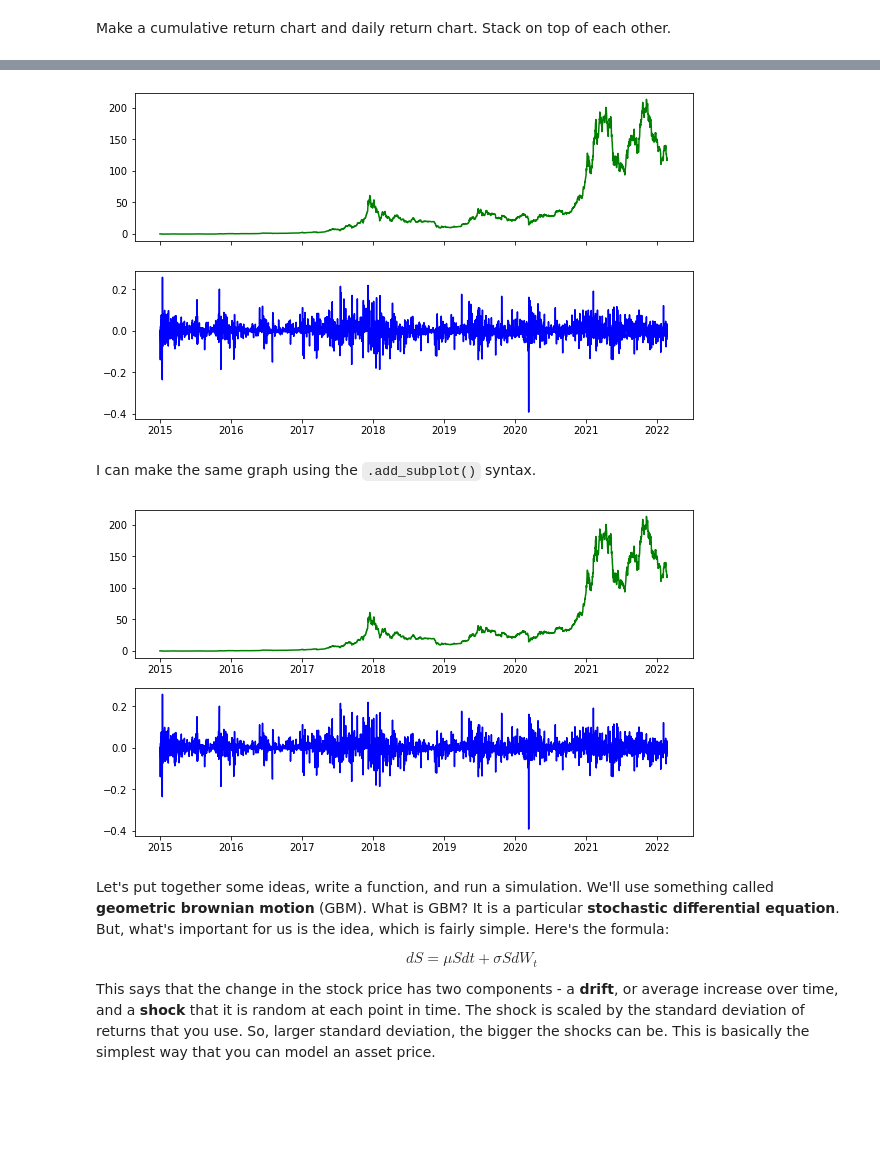
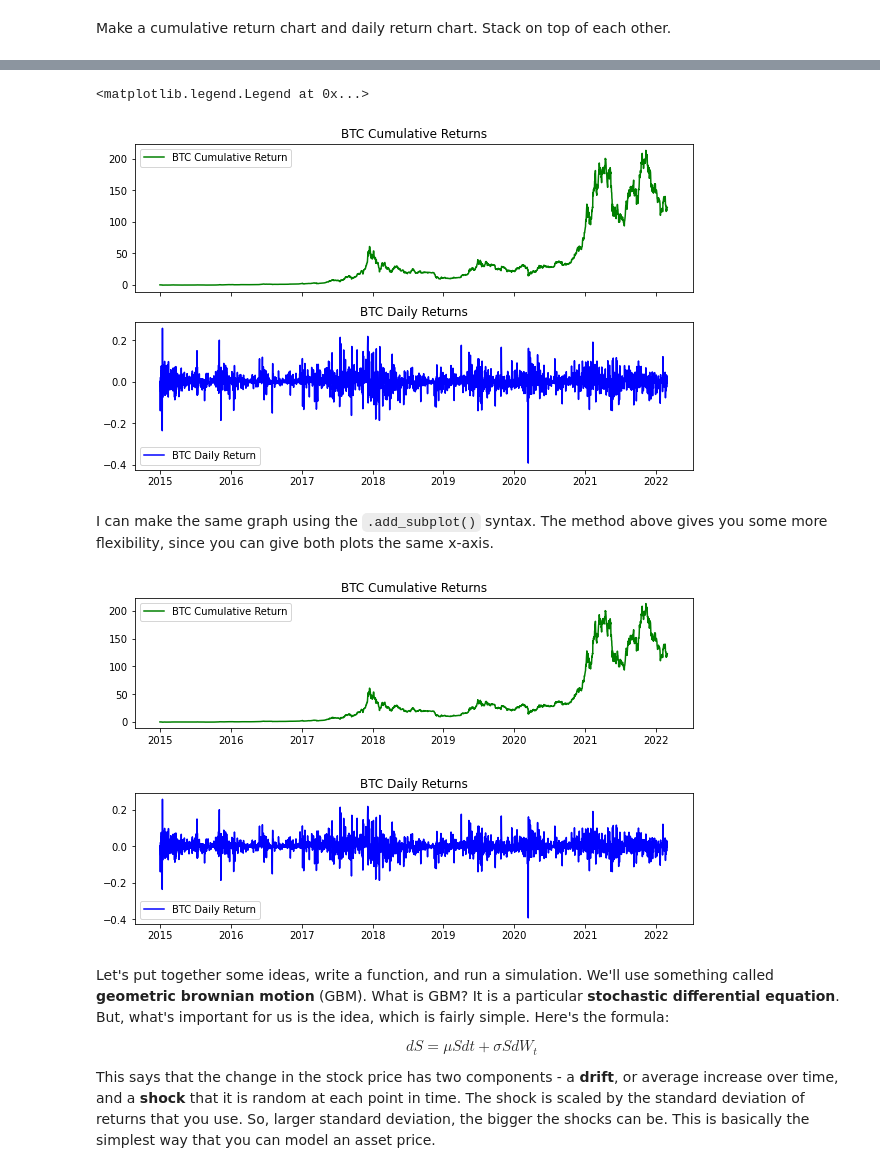
Before and after one commit to aaiken1/fin-data-analysis-python, a Jupyter notebook: code/nasdaq_api.ipynb, the cells around one changed output, grey strips where cells are left out. Saved outputs shown, nothing was run; the diff lists cells and outputs as text; code cells hidden in the pictures; blank space fills up the shorter version.

```diff
--- a/code/nasdaq_api.ipynb
+++ b/code/nasdaq_api.ipynb
@@ -88,12 +88,19 @@ btc
 # %%
 fig, axs = plt.subplots(2, 1, sharex=True, sharey=False, figsize=(10, 6))
 
 axs[0].plot(btc.ret_c, 'g', label = 'BTC Cumulative Return')
-axs[1].plot(btc.ret, 'b', label = 'BTC Daily Return');
+axs[1].plot(btc.ret, 'b', label = 'BTC Daily Return')
+
+axs[0].set_title('BTC Cumulative Returns')
+axs[1].set_title('BTC Daily Returns')
+
+axs[0].legend()
+axs[1].legend()
 # %% [output]
+<matplotlib.legend.Legend at 0x...>
-[figure, old version]
+[figure, new version]
 # %% [markdown]
-I can make the same graph using the `.add_subplot()` syntax.
+I can make the same graph using the `.add_subplot()` syntax. The method above gives you some more flexibility, since you can give both plots the same x-axis.
 # %%
 fig = plt.figure(figsize=(10, 6))
 
@@ -101,9 +108,17 @@ ax1 = fig.add_subplot(2, 1, 1)
 ax1.plot(btc.ret_c, 'g', label = 'BTC Cumulative Return')
 
 ax2 = fig.add_subplot(2, 1, 2)
-ax2.plot(btc.ret, 'b', label = 'BTC Cumulative Return');
+ax2.plot(btc.ret, 'b', label = 'BTC Daily Return')
+
+ax1.set_title('BTC Cumulative Returns')
+ax2.set_title('BTC Daily Returns')
+
+ax1.legend()
+ax2.legend()
+
+plt.subplots_adjust(wspace=0.5, hspace=0.5);
 # %% [output]
-[figure, old version]
+[figure, new version]
 # %% [markdown]
 Let's put together some ideas, write a function, and run a simulation. We'll use something called **geometric brownian motion** (GBM). What is GBM? It is a particular **stochastic differential equation**. But, what's important for us is the idea, which is fairly simple. Here's the formula:
 
```
Also changed, not shown: parts of 3 cells of this notebook, 2 other files.
